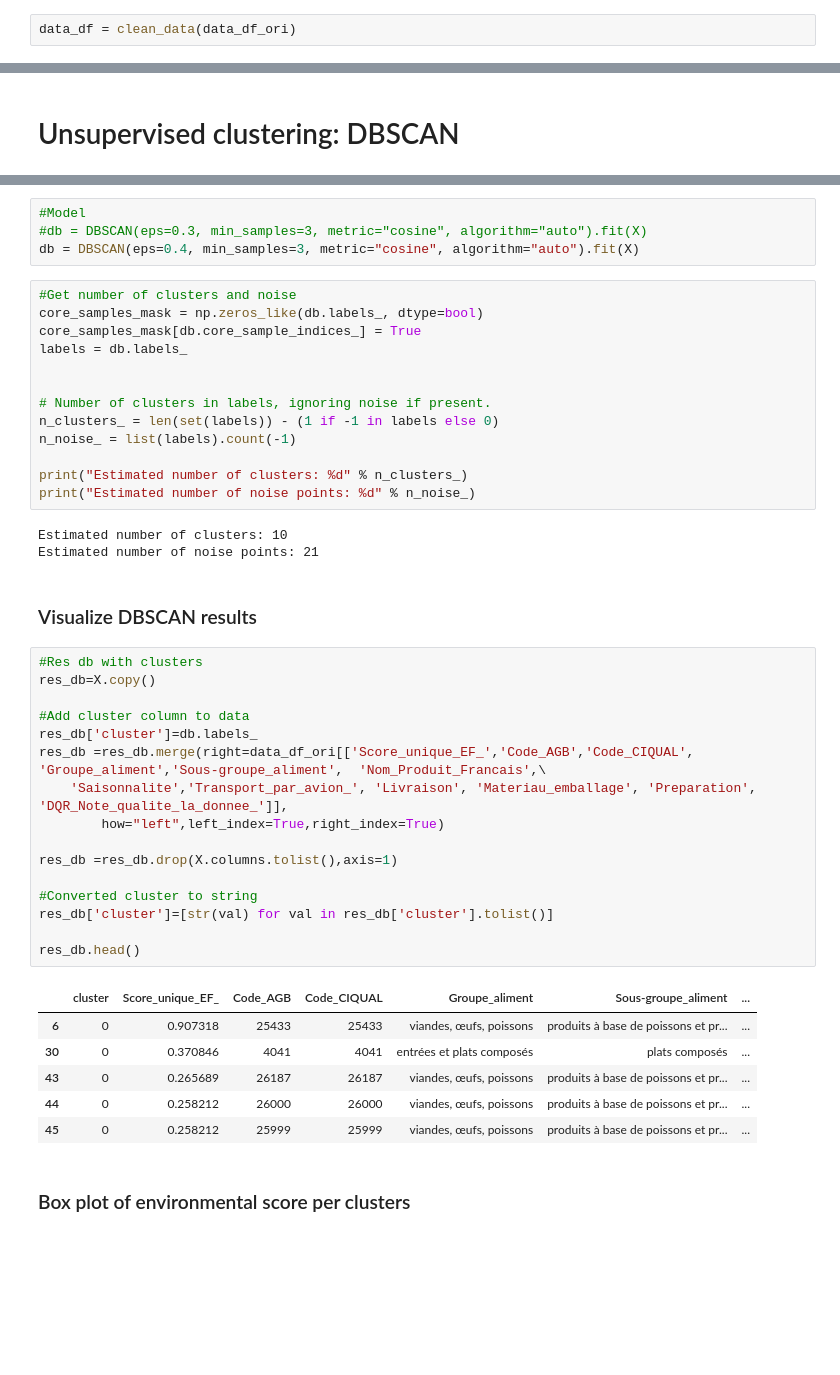
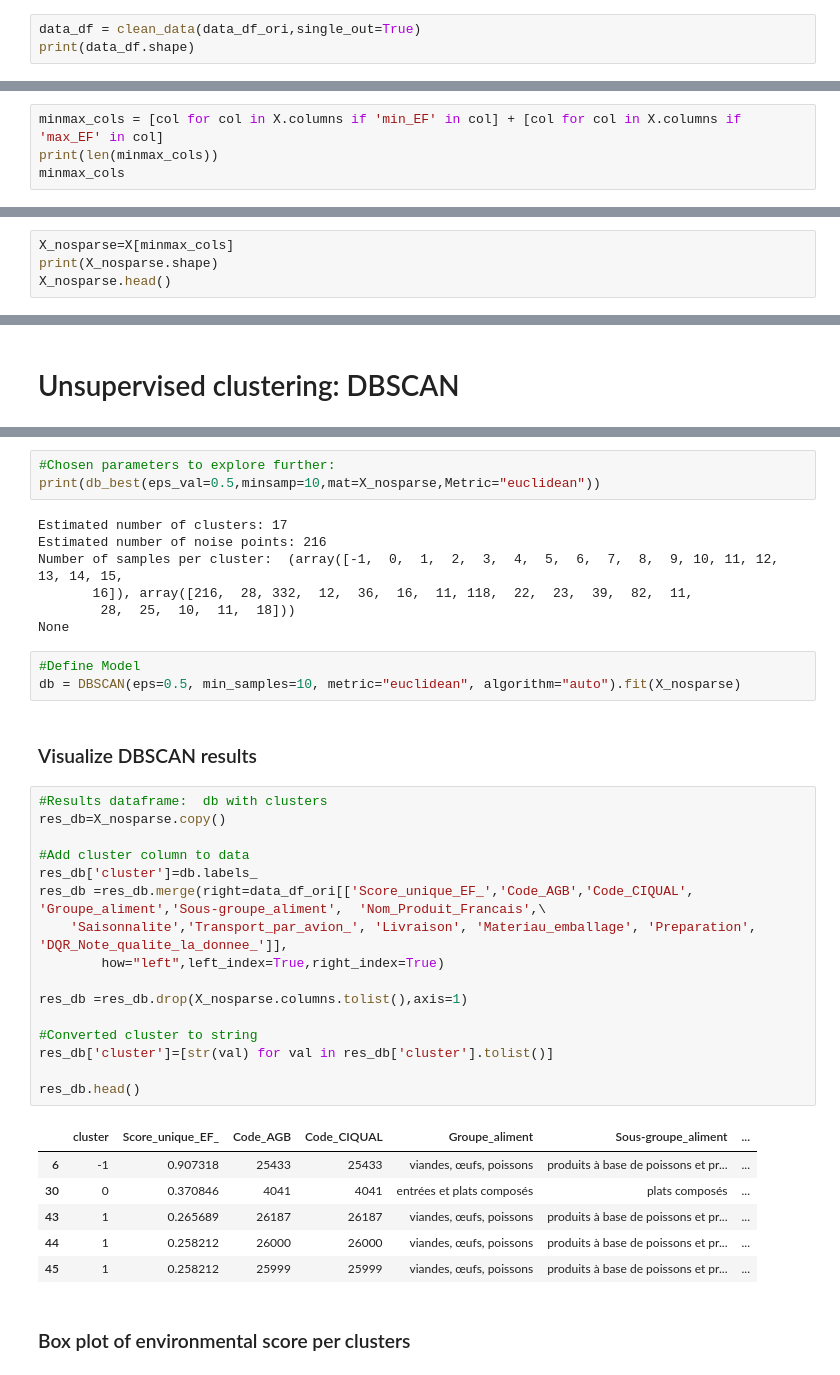
Before and after one commit to pattypooh/agribalyse, a Jupyter notebook: notebooks/04-AMV-unsupervised.ipynb, the cells around one changed output, grey strips where cells are left out. Saved outputs shown, nothing was run; the diff lists cells and outputs as text; blank space fills up the shorter version.

Commit message:
tested new parameters and min/max EF

```diff
--- a/notebooks/04-AMV-unsupervised.ipynb
+++ b/notebooks/04-AMV-unsupervised.ipynb
@@ -69,2 +60,3 @@ def clean_data(df)->pd.DataFrame:
 # %%
-data_df = clean_data(data_df_ori)
+data_df = clean_data(data_df_ori,single_out=True)
+print(data_df.shape)
@@ -104,0 +88,4 @@ X
+# %%
+minmax_cols = [col for col in X.columns if 'min_EF' in col] + [col for col in X.columns if 'max_EF' in col]
+print(len(minmax_cols))
+minmax_cols
@@ -104,0 +111,4 @@ X
+# %%
+X_nosparse=X[minmax_cols]
+print(X_nosparse.shape)
+X_nosparse.head()
@@ -107,48 +288,41 @@ X
+# %%
+#Chosen parameters to explore further:
+print(db_best(eps_val=0.5,minsamp=10,mat=X_nosparse,Metric="euclidean"))
+# %% [output]
+Estimated number of clusters: 17
+Estimated number of noise points: 216
+Number of samples per cluster:  (array([-1,  0,  1,  2,  3,  4,  5,  6,  7,  8,  9, 10, 11, 12, 13, 14, 15,
+       16]), array([216,  28, 332,  12,  36,  16,  11, 118,  22,  23,  39,  82,  11,
+        28,  25,  10,  11,  18]))
+None
 # %%
-#Model
-#db = DBSCAN(eps=0.3, min_samples=3, metric="cosine", algorithm="auto").fit(X)
-db = DBSCAN(eps=0.4, min_samples=3, metric="cosine", algorithm="auto").fit(X)
+#Define Model
+db = DBSCAN(eps=0.5, min_samples=10, metric="euclidean", algorithm="auto").fit(X_nosparse)
-# %%
-#Get number of clusters and noise
-core_samples_mask = np.zeros_like(db.labels_, dtype=bool)
-core_samples_mask[db.core_sample_indices_] = True
-labels = db.labels_
-
-
-# Number of clusters in labels, ignoring noise if present.
-n_clusters_ = len(set(labels)) - (1 if -1 in labels else 0)
-n_noise_ = list(labels).count(-1)
-
-print("Estimated number of clusters: %d" % n_clusters_)
-print("Estimated number of noise points: %d" % n_noise_)
-# %% [output]
-Estimated number of clusters: 10
-Estimated number of noise points: 21
 # %% [markdown]
 ### Visualize DBSCAN results
 # %%
-#Res db with clusters
-res_db=X.copy()
+#Results dataframe:  db with clusters
+res_db=X_nosparse.copy()
 
 #Add cluster column to data
 res_db['cluster']=db.labels_
 res_db =res_db.merge(right=data_df_ori[['Score_unique_EF_','Code_AGB','Code_CIQUAL', 'Groupe_aliment','Sous-groupe_aliment',  'Nom_Produit_Francais',\
     'Saisonnalite','Transport_par_avion_', 'Livraison', 'Materiau_emballage', 'Preparation', 'DQR_Note_qualite_la_donnee_']],
         how="left",left_index=True,right_index=True)
 
-res_db =res_db.drop(X.columns.tolist(),axis=1)
+res_db =res_db.drop(X_nosparse.columns.tolist(),axis=1)
 
 #Converted cluster to string
 res_db['cluster']=[str(val) for val in res_db['cluster'].tolist()]
 
 res_db.head()
 # %% [output]
 |  | cluster | Score_unique_EF_ | Code_AGB | Code_CIQUAL | Groupe_aliment | Sous-groupe_aliment | ... |
-| 6 | 0 | 0.907318 | 25433 | 25433 | viandes, œufs, poissons | produits à base de poissons et pr... | ... |
+| 6 | -1 | 0.907318 | 25433 | 25433 | viandes, œufs, poissons | produits à base de poissons et pr... | ... |
 | 30 | 0 | 0.370846 | 4041 | 4041 | entrées et plats composés | plats composés | ... |
-| 43 | 0 | 0.265689 | 26187 | 26187 | viandes, œufs, poissons | produits à base de poissons et pr... | ... |
-| 44 | 0 | 0.258212 | 26000 | 26000 | viandes, œufs, poissons | produits à base de poissons et pr... | ... |
-| 45 | 0 | 0.258212 | 25999 | 25999 | viandes, œufs, poissons | produits à base de poissons et pr... | ... |
+| 43 | 1 | 0.265689 | 26187 | 26187 | viandes, œufs, poissons | produits à base de poissons et pr... | ... |
+| 44 | 1 | 0.258212 | 26000 | 26000 | viandes, œufs, poissons | produits à base de poissons et pr... | ... |
+| 45 | 1 | 0.258212 | 25999 | 25999 | viandes, œufs, poissons | produits à base de poissons et pr... | ... |
 # %% [markdown]
 ### Box plot of environmental score per clusters
 # %%
```
Also changed, not shown: parts of 39 cells of this notebook.
